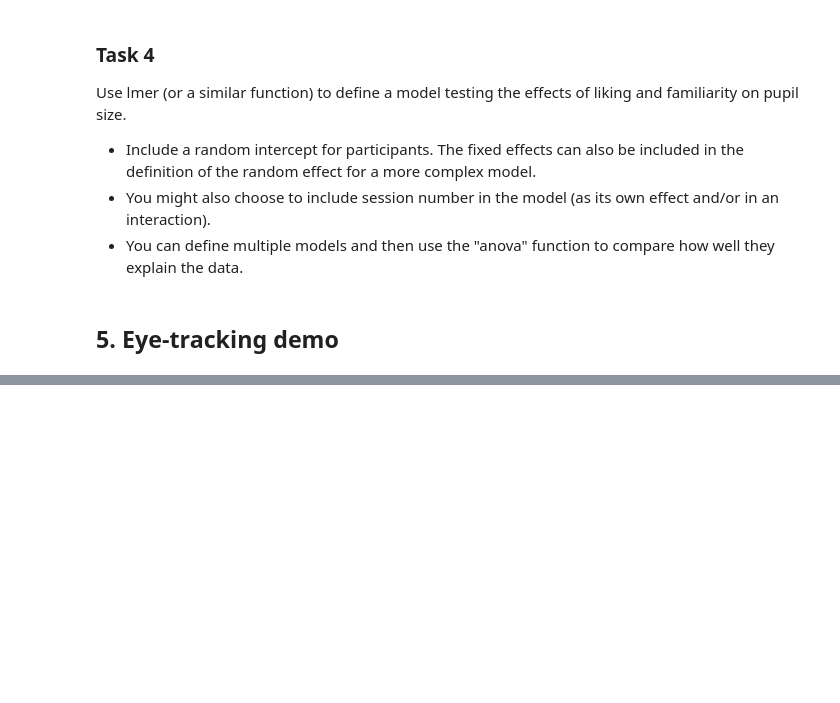
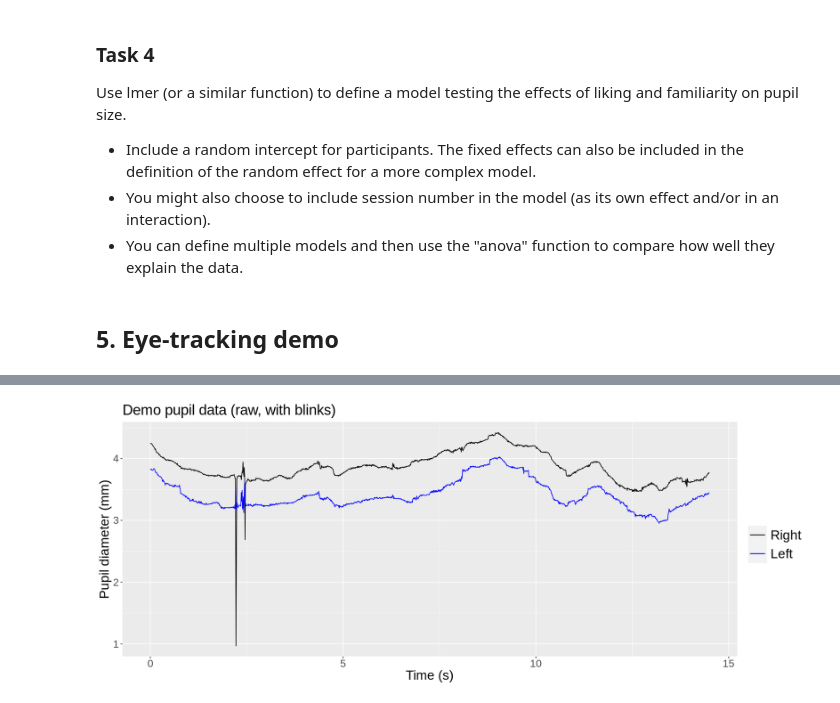
Before and after one commit to laurabishop/MusicDiscoveryPupil, a Jupyter notebook: MusicDiscoveryPhysiology.ipynb, the cells around one changed output, grey strips where cells are left out. Cells and saved outputs as stored; diff of their text form; code cells hidden in the pictures; blank space fills up the shorter version.

```diff
--- a/MusicDiscoveryPhysiology.ipynb
+++ b/MusicDiscoveryPhysiology.ipynb
@@ -687,4 +687,4 @@ Use lmer (or a similar function) to define a model testing the effects of liking
 # %% [markdown]
 ## 5. Eye-tracking demo
 # %%
-demo <- read.csv("DemoData.csv")
+demo <- read.csv("pupil_positions.csv")
@@ -691,3 +711,4 @@ demo <- read.csv("DemoData.csv")
 # %%
-only_3d <- demo[grepl("3d", demo$method), ]
-only_3d$trialtime <- with(only_3d, pupil_timestamp - pupil_timestamp[1])
+only_3d <- demo[grepl("3d", demo$method), c("pupil_timestamp", "diameter_3d", "eye_id")]
+only_3d$tracktime <- with(only_3d, pupil_timestamp - pupil_timestamp[1])
+head(only_3d)
@@ -694,16 +725,18 @@ only_3d$trialtime <- with(only_3d, pupil_timestamp - pupil_timestamp[1])
 # %%
-right_eye <- only_3d[only_3d$eye_id == 1, ]
-left_eye <- only_3d[only_3d$eye_id == 0, ]
+right_eye <- only_3d[only_3d$eye_id == 0, ]
+left_eye <- only_3d[only_3d$eye_id == 1, ]
 # %%
 options(repr.plot.width = 15, repr.plot.height = 6)
-raw.plot <- ggplot(right_eye, aes(x = tracktime)) + #xlim(30,40) +
-                geom_line(aes(y = diameter_3d, colour = "Right")) +
-                geom_line(left_eye, aes(y = diameter_3d, colour = "Left")) +
-                scale_colour_manual("", breaks = c("Right", "Left", "Smoothed", "Interpolated"),
-                                    values = c("black", "blue", "red", "orange")) +
-                ggtitle("Demo pupil data (raw, with blinks)") +
-                xlab("Time (s)") + ylab("Pupil diameter (mm)") +
-                theme(plot.title = element_text(size = 22),
-                      axis.text = element_text(size = 16), axis.title = element_text(size = 20),
-                      legend.text = element_text(size = 20), legend.key.size = unit(1, "cm"))
+raw.plot <- ggplot() +
+              geom_line(aes(x = tracktime, y = diameter_3d, colour = "Right"), data = right_eye) +
+              geom_line(aes(x = tracktime, y = diameter_3d, colour = "Left"), data = left_eye) +
+              scale_colour_manual("", breaks = c("Right", "Left", "Smoothed", "Interpolated"),
+                    values = c("black", "blue", "red", "orange")) +
+              ggtitle("Demo pupil data (raw, with blinks)") +
+              xlab("Time (s)") + ylab("Pupil diameter (mm)") +
+              theme(plot.title = element_text(size = 22),
+                    axis.text = element_text(size = 16), axis.title = element_text(size = 20),
+                    legend.text = element_text(size = 20), legend.key.size = unit(1, "cm"))
 raw.plot
+# %% [output]
+[figure, added]
```
Also changed, not shown: parts of 2 cells of this notebook.
